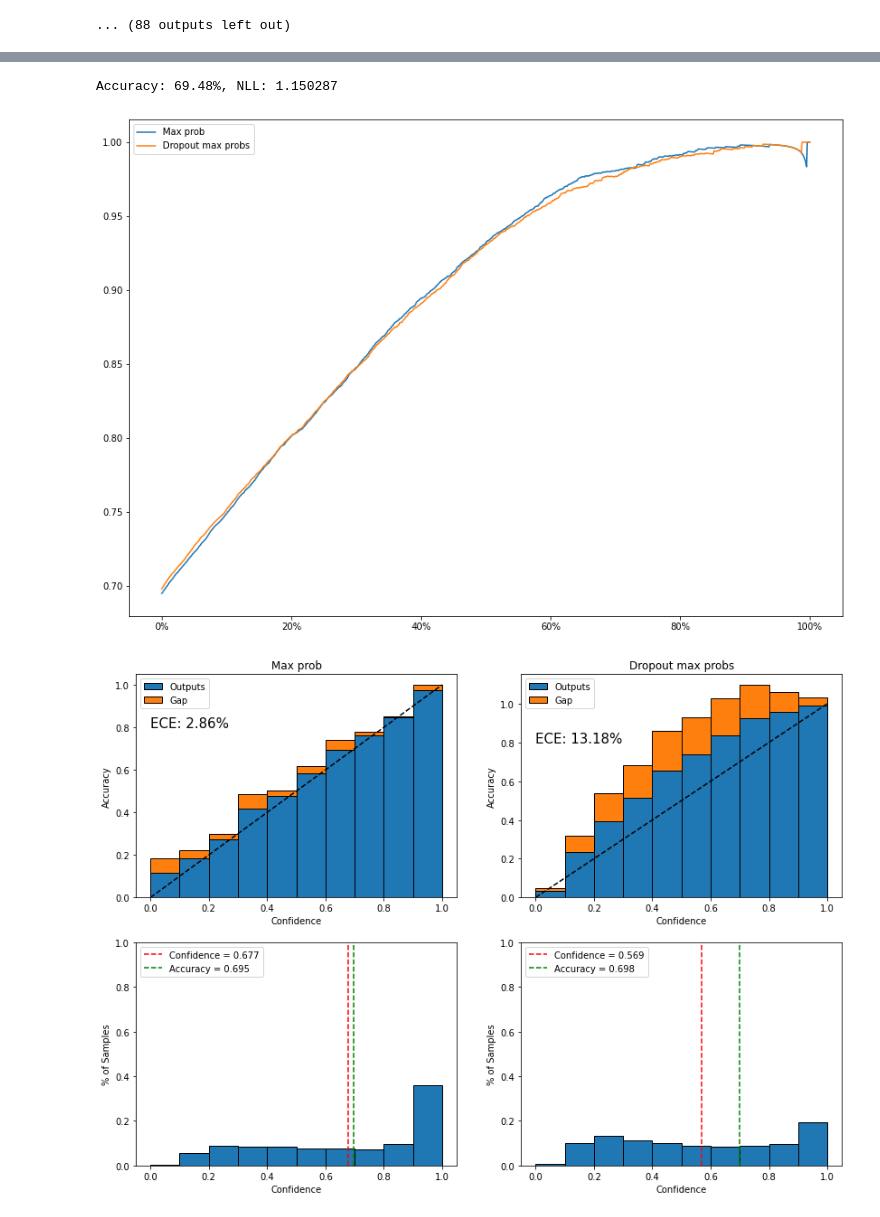
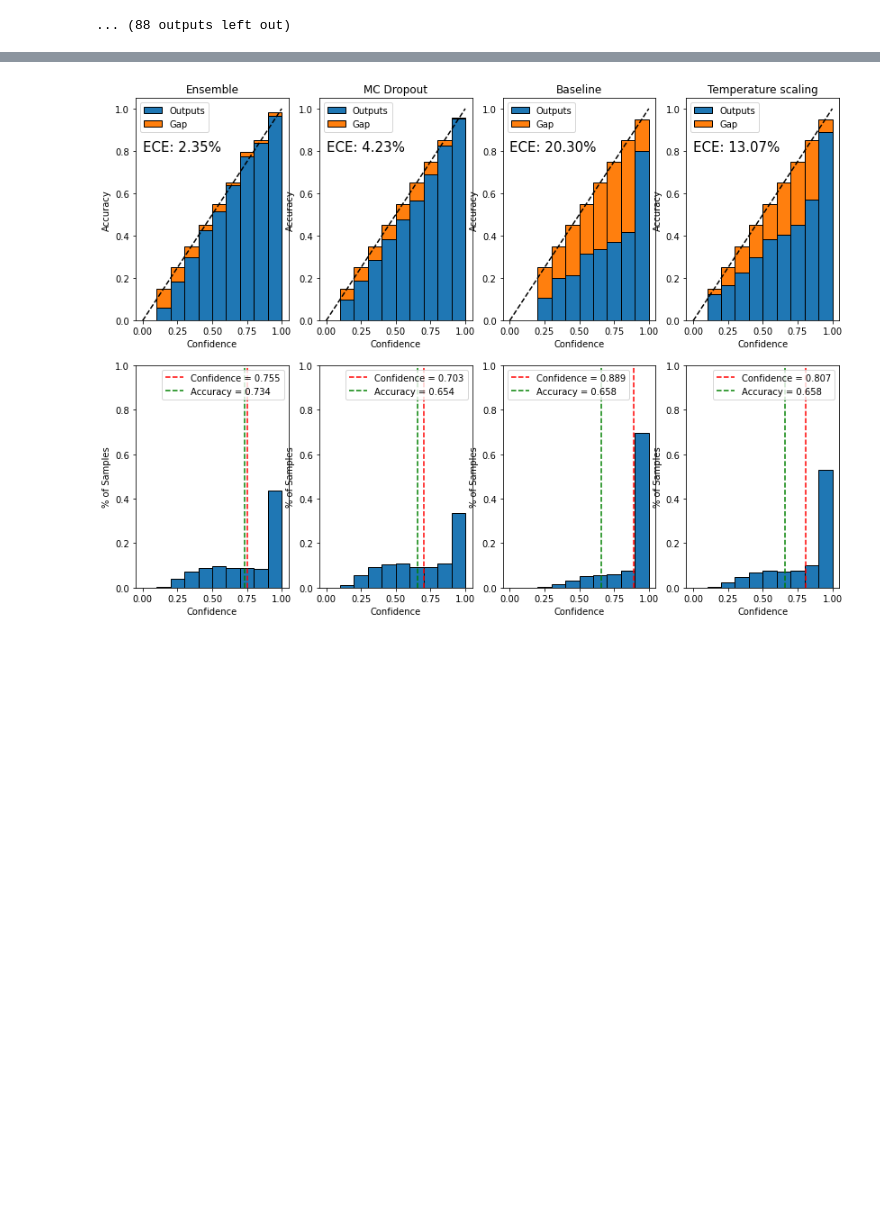
Before and after one commit to vlasakjiri/uncertainty-estimations, a Jupyter notebook: classification-cifar.ipynb, the cells around one changed output, grey strips where cells are left out. Saved outputs shown, nothing was run; the diff lists cells and outputs as text; code cells hidden in the pictures; blank space fills up the shorter version.

Commit message:
Added model comparison

```diff
--- a/classification-cifar.ipynb
+++ b/classification-cifar.ipynb
@@ -71,5 +91,7 @@ data_loaders = {"train": data_loader_train, "val": data_loader_val, "test": data
 # %%
-model = torch.load("models/cifar100_resnet18")
+model = torch.load("models/cifar100_resnet18_train_val_split")
 model_dropout = torch.load("models/cifar100_resnet18_0.2dropout_all")
 model_dropout.load_state_dict(model.state_dict())
 model = model_dropout
+model.dropout = torch.nn.Dropout(p=0)
+utils.mc_dropout.set_dropout_p(model, model, .03)
@@ -128,5 +164,5 @@ model.dropout = torch.nn.Dropout(p=0)
 # %%
 from utils.temperature_scaling import ModelWithTemperature
 scaled_model = ModelWithTemperature(model)
-scaled_model.set_temperature(data_loader_test)
+scaled_model.set_temperature(data_loader_val)
 # %% [output]
@@ -151,38 +187,36 @@ ModelWithTemperature(
   )
 )
 # %%
-# utils.mc_dropout.set_dropout_p(model, model, .03)
-progress = utils.model.run_validation(
-    scaled_model, data_loaders["test"], utils.metrics.Progress(), device, use_mc_dropout=True)
+
+progress_ensemble = utils.model.run_validation(
+    ensemble, data_loaders["test"], utils.metrics.Progress(), device, use_mc_dropout=False)
+progress_model = utils.model.run_validation(
+    model, data_loaders["test"], utils.metrics.Progress(), device, use_mc_dropout=True)
+progress_scaled_model = utils.model.run_validation(
+    scaled_model, data_loaders["test"], utils.metrics.Progress(), device, use_mc_dropout=False)
 # %%
-nll = nn.CrossEntropyLoss()(torch.tensor(progress.logits), torch.tensor(
-    progress.labels, dtype=torch.long)).item()
-print(
-    f"Accuracy: {(progress.predictions==progress.labels).sum()*100/len(progress.labels):.2f}%, "
-    f"NLL: {nll:4f}"
-)
+# nll = nn.CrossEntropyLoss()(torch.tensor(progress.logits), torch.tensor(
+#     progress.labels, dtype=torch.long)).item()
+# print(
+#     f"Accuracy: {(progress.predictions==progress.labels).sum()*100/len(progress.labels):.2f}%, "
+#     f"NLL: {nll:4f}"
+# )
 
 # mc_logits = progress.dropout_logits.mean(axis=0)
-dropout_max_probs = progress.dropout_outputs.max(axis=-1)
-
-utils.visualisations.samples_removed_vs_acc([
-    ("Max prob", np.argsort(progress.max_probs)),
-    ("Dropout max probs", np.argsort(dropout_max_probs))],
-    progress.labels,
-    progress.predictions,
-    progress.dropout_predictions)
+dropout_max_probs = progress_model.dropout_outputs.max(axis=-1)
 
 
+ensemble_max_probs = progress_ensemble.logits.max(axis=1)
 counts = utils.visualisations.calibration_graph([
-    ("Max prob", progress.max_probs, np.argsort(progress.max_probs)),
-    ("Dropout max probs", dropout_max_probs, np.argsort(dropout_max_probs))],
-    progress.labels,
-    progress.predictions,
-    progress.dropout_predictions)
+    ("Ensemble", ensemble_max_probs, np.argsort(ensemble_max_probs), progress_ensemble.predictions),
+    ("MC Dropout", dropout_max_probs, np.argsort(dropout_max_probs), progress_model.dropout_predictions),
+    ("Baseline", progress_model.max_probs, np.argsort(progress_model.max_probs), progress_model.predictions),
+    ("Temperature scaling", progress_scaled_model.max_probs, np.argsort(progress_scaled_model.max_probs), progress_scaled_model.predictions)
+    ],
+    progress_model.labels,
+    )
 # %% [output]
-Accuracy: 69.48%, NLL: 1.150287
-[figure, old version]
+[figure, new version]
-[figure, removed]
 # %%
 import sklearn.metrics as metrics
 curves = []
```
Also changed, not shown: parts of 11 cells of this notebook, 3 other files.
